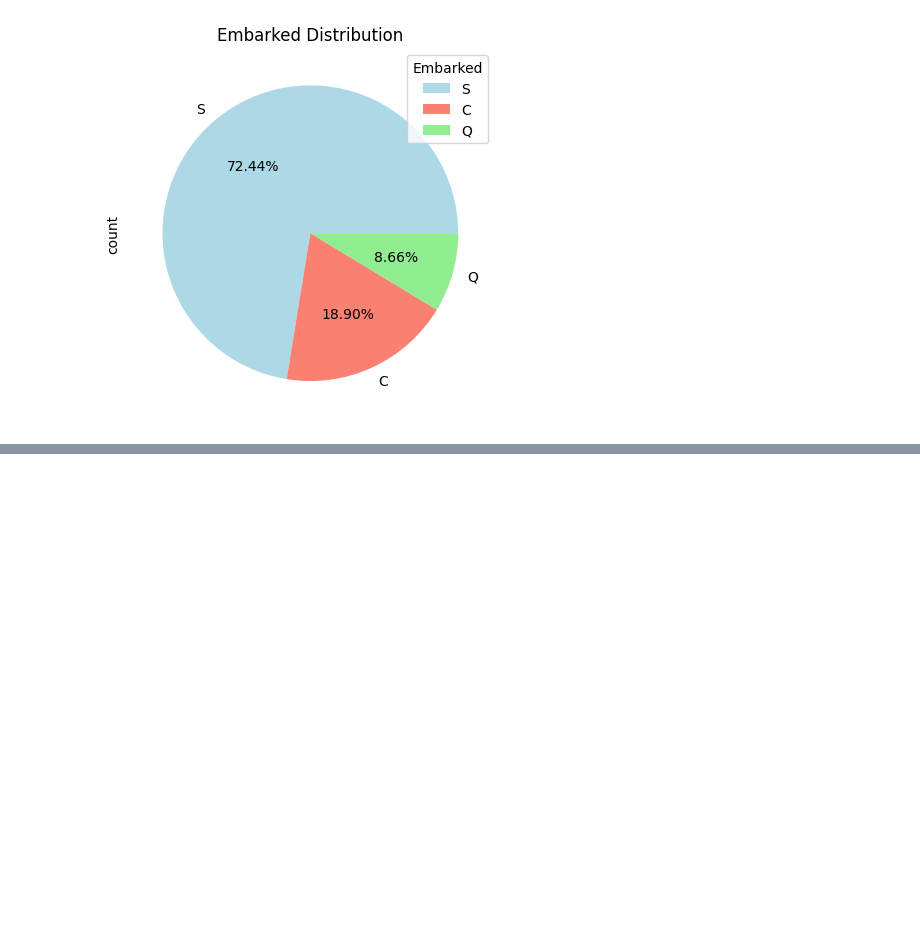
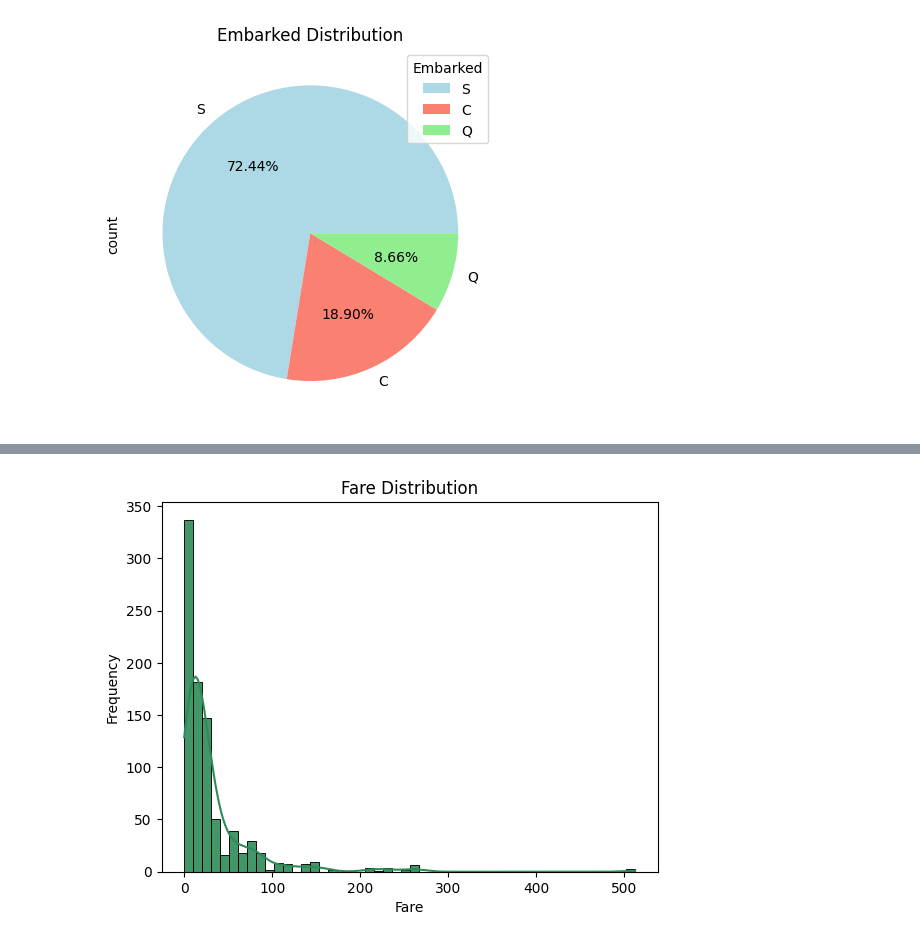
Before and after one commit to Muqaddas-Iftikhar/Titanic-Survival-Analysis, a Jupyter notebook: notebooks/titanic_survivals.ipynb, the cells around one changed output, grey strips where cells are left out. Saved outputs shown, nothing was run; the diff lists cells and outputs as text; code cells hidden in the pictures; blank space fills up the shorter version.

```diff
--- a/notebooks/titanic_survivals.ipynb
+++ b/notebooks/titanic_survivals.ipynb
@@ -359,0 +370,10 @@ plt.show()
+# %%
+sns.histplot(x = df['Fare'], kde = True, color = 'seagreen', bins = 50,  edgecolor = 'black', alpha = 0.9)
+
+plt.xlabel("Fare")
+plt.ylabel("Frequency")
+plt.title("Fare Distribution")
+
+plt.show()
+# %% [output]
+[figure, added]
```
Also changed, not shown: parts of 1 cell of this notebook.
